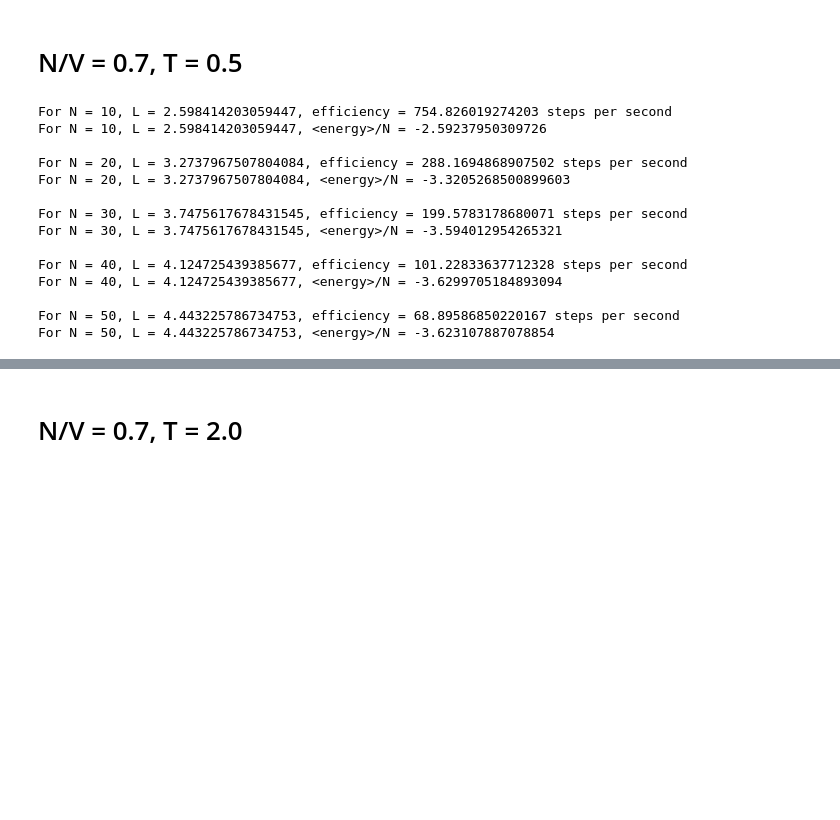
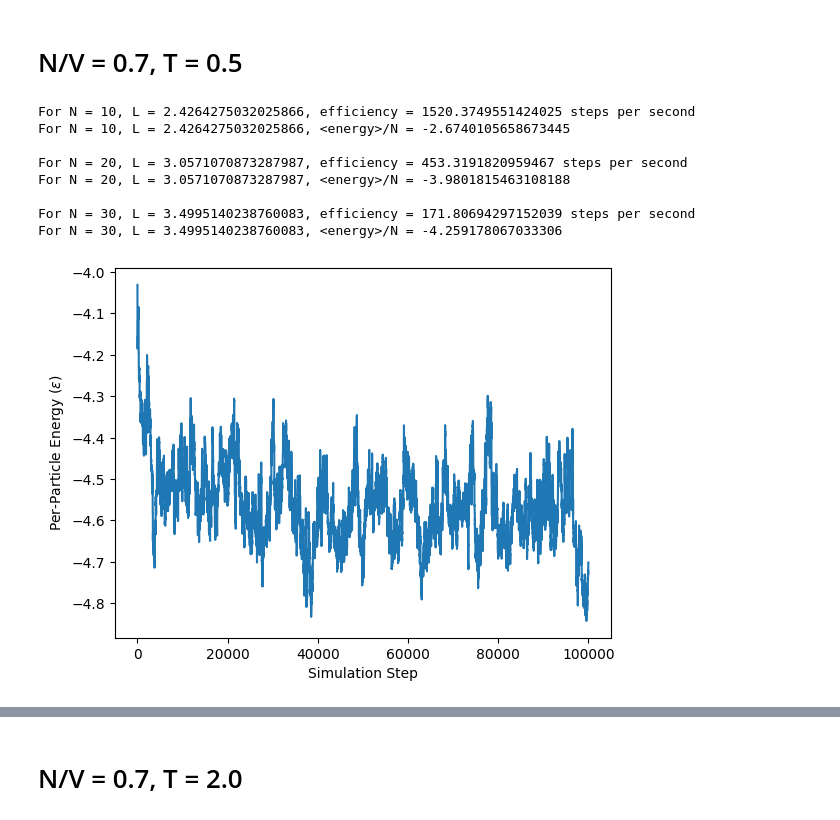
Before and after one commit to djbell01/563-DawsonBell, a Jupyter notebook: MC_Project.ipynb, the cells around one changed output, grey strips where cells are left out. Cells and saved outputs as stored; diff of their text form; code cells hidden in the pictures; blank space fills up the shorter version.

```diff
--- a/MC_Project.ipynb
+++ b/MC_Project.ipynb
@@ -280,10 +280,10 @@ print(f'<energy>/N = {np.mean(independent_samples)} +/- {np.std(independent_samp
 # Benchmarking
 import time
 
-particle_density = 0.57
+particle_density = 0.7
 nsteps = 100
 temperature = 0.5
-N = np.arange(10,60,10)
+N = np.arange(10,40,10)
 L = (N/particle_density)**(1/3)
 
 for i in range(len(N)):
@@ -295,20 +295,28 @@ for i in range(len(N)):
   print(f'For N = {N[i]}, L = {L[i]}, efficiency = {nsteps/(t2-t1)} steps per second')
   print(f'For N = {N[i]}, L = {L[i]}, <energy>/N = {np.mean(d3.per_particle_energies)}\n')
 
-# Anything more than 50 takes ages to run, even just for 100 steps.
+# Anything more than 30 takes ages to run, even just for 100 steps.
 # I will opt for N = 30 here.
 # %% [output]
-For N = 10, L = 2.598414203059447, efficiency = 754.826019274203 steps per second
-For N = 10, L = 2.598414203059447, <energy>/N = -2.59237950309726
+For N = 10, L = 2.4264275032025866, efficiency = 1520.3749551424025 steps per second
+For N = 10, L = 2.4264275032025866, <energy>/N = -2.6740105658673445
 
-For N = 20, L = 3.2737967507804084, efficiency = 288.1694868907502 steps per second
-For N = 20, L = 3.2737967507804084, <energy>/N = -3.3205268500899603
+For N = 20, L = 3.0571070873287987, efficiency = 453.3191820959467 steps per second
+For N = 20, L = 3.0571070873287987, <energy>/N = -3.9801815463108188
 
-For N = 30, L = 3.7475617678431545, efficiency = 199.5783178680071 steps per second
-For N = 30, L = 3.7475617678431545, <energy>/N = -3.594012954265321
-
-For N = 40, L = 4.124725439385677, efficiency = 101.22833637712328 steps per second
-For N = 40, L = 4.124725439385677, <energy>/N = -3.6299705184893094
-
-For N = 50, L = 4.443225786734753, efficiency = 68.89586850220167 steps per second
-For N = 50, L = 4.443225786734753, <energy>/N = -3.623107887078854
+For N = 30, L = 3.4995140238760083, efficiency = 171.80694297152039 steps per second
+For N = 30, L = 3.4995140238760083, <energy>/N = -4.259178067033306
+# %%
+particle_density = 0.7
+N = 30
+L = (N/particle_density)**(1/3)
+
+d3 = Dynamics(N,L,1,100000,0.5)
+d3.run_dynamics()
+d3.plot_energy()
+
+# I think the system may have found a new minimum near the end,
+# but this already took so long to run. I think this is a sign
+# that it's worth improving the efficiency of my code.
+# %% [output]
+[figure, added]
```
Also changed, not shown: parts of 6 cells of this notebook.
